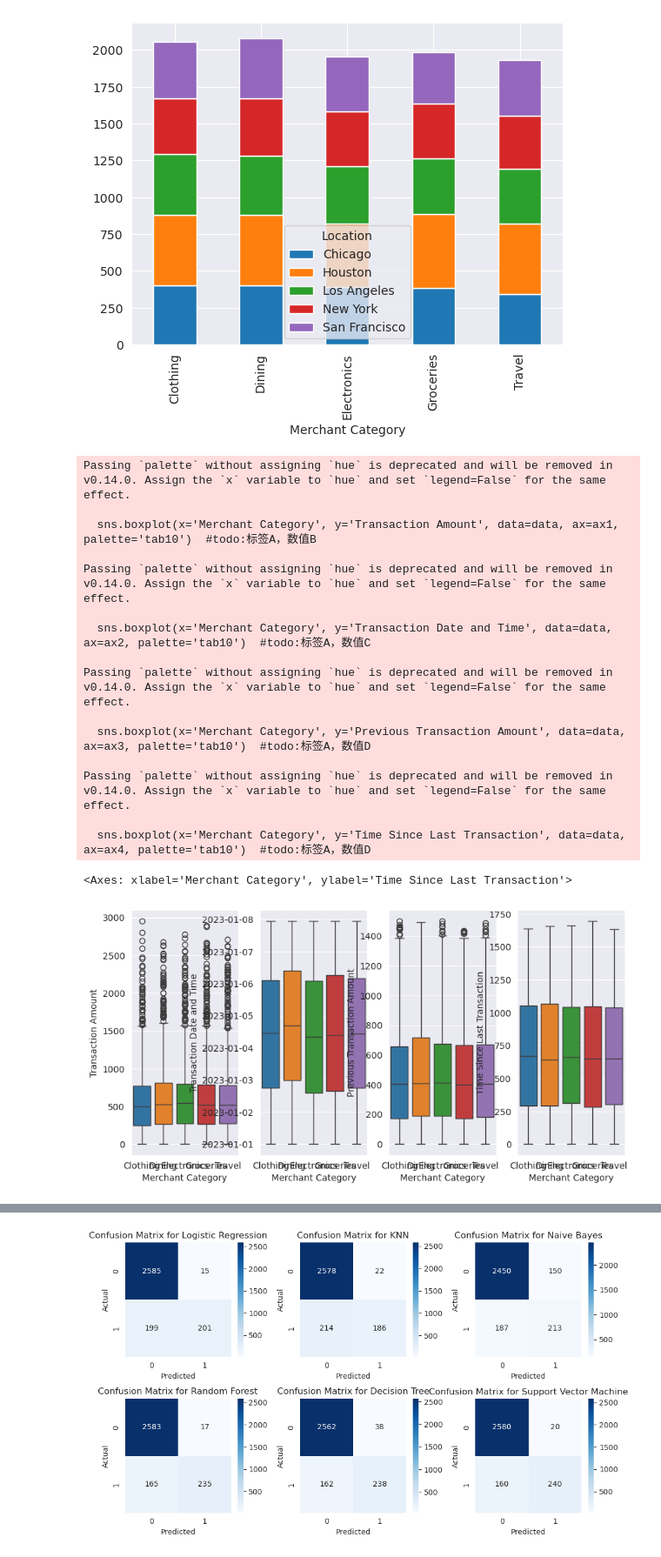
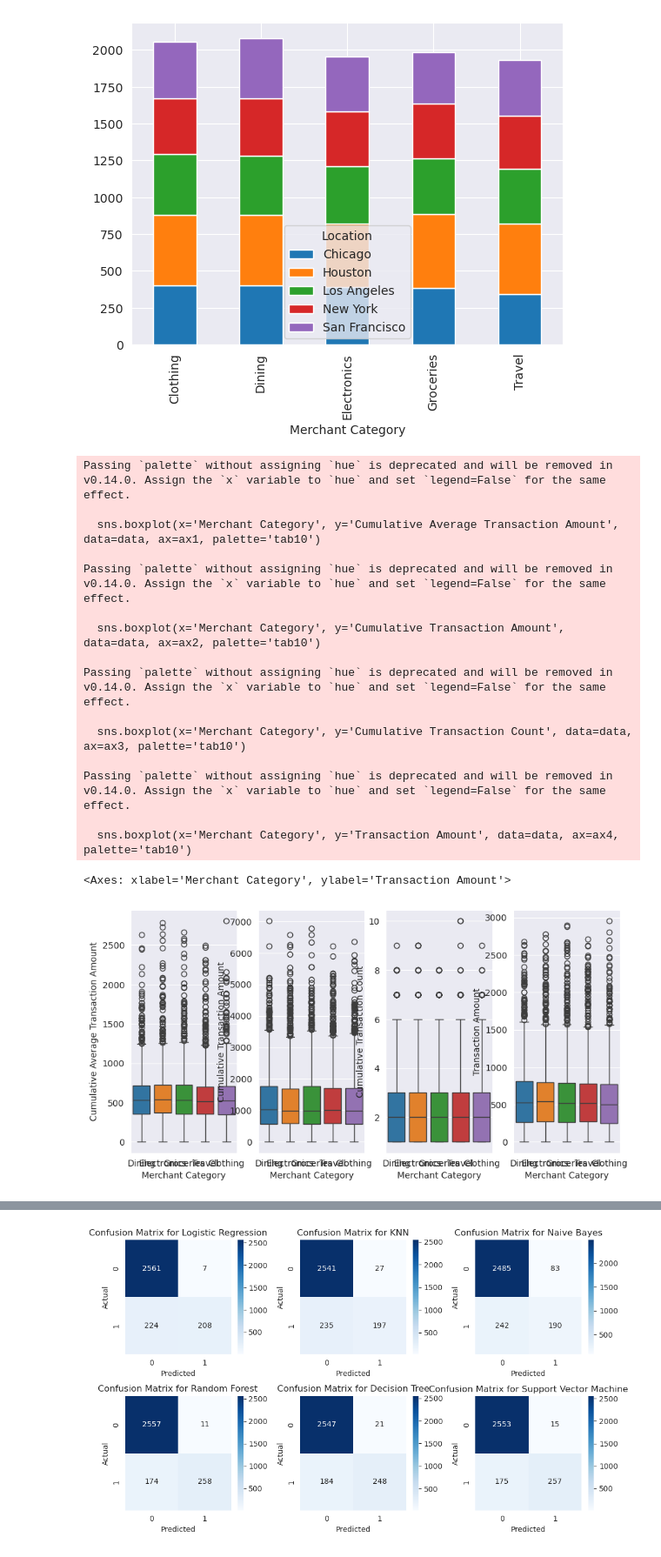
Before and after one commit to lunar-G/ML, a Jupyter notebook: template.ipynb, the cells around one changed output, grey strips where cells are left out. Shown at 87% size. Saved outputs shown, nothing was run; the diff lists cells and outputs as text; code cells hidden in the pictures.

```diff
--- a/template.ipynb
+++ b/template.ipynb
@@ -72,5 +84,3 @@ print(data.dtypes)
-# %%
-data.drop(columns=['Transaction ID'], inplace=True)
 # %%
 # Select numerical columns from the data
 num_features = data.select_dtypes(include=[np.number]).columns
@@ -150,0 +166,12 @@ data.groupby('Customer ID')['Transaction Amount'].sum().sort_index().plot()
+# %%
+# Sort the data by Customer ID and Transaction Date and Time
+data = data.sort_values(by=['Customer ID', 'Transaction Date and Time'])
+# Calculate cumulative transaction amount and count for each record
+data['Cumulative Transaction Amount'] = data.groupby('Customer ID')['Transaction Amount'].cumsum()
+data['Cumulative Transaction Count'] = data.groupby('Customer ID').cumcount() + 1
+# Calculate cumulative average transaction amount
+data['Cumulative Average Transaction Amount'] = data['Cumulative Transaction Amount'] / data['Cumulative Transaction Count']
+# Drop unnecessary columns
+data.drop(columns=['Transaction ID', 'Transaction Date and Time'], inplace=True)
+# Display the first few rows of the processed dataframe
+data.head()
@@ -199,31 +216,31 @@ data.groupby(['Merchant Category', 'Location'])['Transaction Amount'].count().un
 [figure]
 # %%
 fig, (ax1, ax2, ax3, ax4) = plt.subplots(1, 4, figsize=(10, 5))
-sns.boxplot(x='Merchant Category', y='Transaction Amount', data=data, ax=ax1, palette='tab10')
+sns.boxplot(x='Merchant Category', y='Cumulative Average Transaction Amount', data=data, ax=ax1, palette='tab10')
 
-sns.boxplot(x='Merchant Category', y='Transaction Date and Time', data=data, ax=ax2, palette='tab10')
+sns.boxplot(x='Merchant Category', y='Cumulative Transaction Amount', data=data, ax=ax2, palette='tab10')
 
-sns.boxplot(x='Merchant Category', y='Previous Transaction Amount', data=data, ax=ax3, palette='tab10')
+sns.boxplot(x='Merchant Category', y='Cumulative Transaction Count', data=data, ax=ax3, palette='tab10')
 
-sns.boxplot(x='Merchant Category', y='Time Since Last Transaction', data=data, ax=ax4, palette='tab10')
+sns.boxplot(x='Merchant Category', y='Transaction Amount', data=data, ax=ax4, palette='tab10')
 # %% [output]
 Passing `palette` without assigning `hue` is deprecated and will be removed in v0.14.0. Assign the `x` variable to `hue` and set `legend=False` for the same effect.
 
-  sns.boxplot(x='Merchant Category', y='Transaction Amount', data=data, ax=ax1, palette='tab10')  #todo:标签A，数值B
+  sns.boxplot(x='Merchant Category', y='Cumulative Average Transaction Amount', data=data, ax=ax1, palette='tab10')
 
 Passing `palette` without assigning `hue` is deprecated and will be removed in v0.14.0. Assign the `x` variable to `hue` and set `legend=False` for the same effect.
 
-  sns.boxplot(x='Merchant Category', y='Transaction Date and Time', data=data, ax=ax2, palette='tab10')  #todo:标签A，数值C
+  sns.boxplot(x='Merchant Category', y='Cumulative Transaction Amount', data=data, ax=ax2, palette='tab10')
 
 Passing `palette` without assigning `hue` is deprecated and will be removed in v0.14.0. Assign the `x` variable to `hue` and set `legend=False` for the same effect.
 
-  sns.boxplot(x='Merchant Category', y='Previous Transaction Amount', data=data, ax=ax3, palette='tab10')  #todo:标签A，数值D
+  sns.boxplot(x='Merchant Category', y='Cumulative Transaction Count', data=data, ax=ax3, palette='tab10')
 
 Passing `palette` without assigning `hue` is deprecated and will be removed in v0.14.0. Assign the `x` variable to `hue` and set `legend=False` for the same effect.
 
-  sns.boxplot(x='Merchant Category', y='Time Since Last Transaction', data=data, ax=ax4, palette='tab10')  #todo:标签A，数值D
+  sns.boxplot(x='Merchant Category', y='Transaction Amount', data=data, ax=ax4, palette='tab10')
-<Axes: xlabel='Merchant Category', ylabel='Time Since Last Transaction'>
+<Axes: xlabel='Merchant Category', ylabel='Transaction Amount'>
-[figure, old version]
+[figure, new version]
 # %%
 fig, (ax1, ax2, ax3) = plt.subplots(1, 3, figsize=(25, 10))
 sns.boxplot(x='Merchant Category', y='Transaction Amount', hue='Fraud', data=data, ax=ax1, palette='tab10')
```
Also changed, not shown: parts of 18 cells of this notebook, 1 other file.
